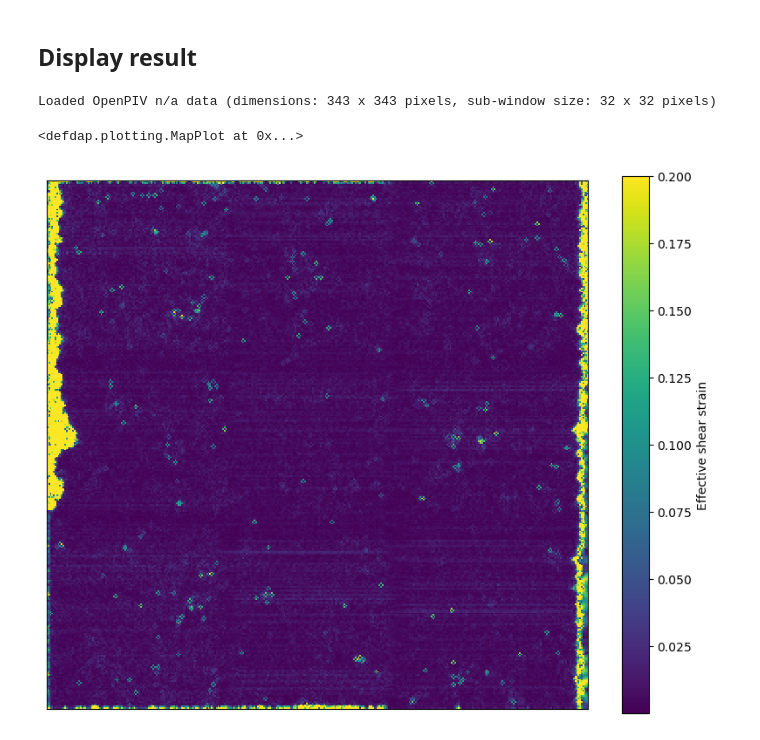
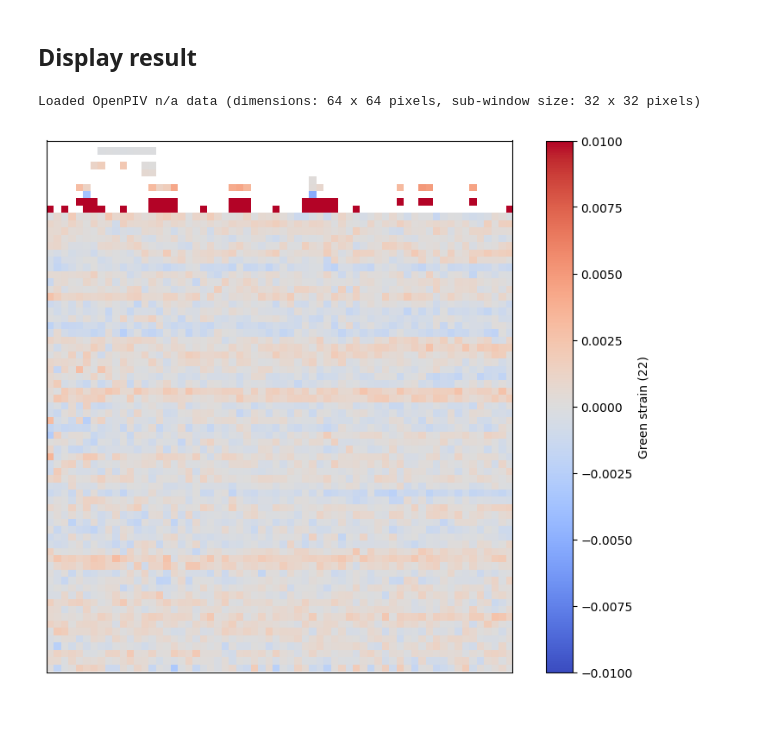
Before and after one commit to MechMicroMan/openpiv-python, a Jupyter notebook: example.ipynb, the cells around one changed output. Cells and saved outputs as stored; diff of their text form; code cells hidden in the pictures.

```diff
--- a/example.ipynb
+++ b/example.ipynb
@@ -13,23 +13,17 @@ import matplotlib.pyplot as plt
 # %%
 mysettings = settings.PIVSettings()
 
-mysettings.filepath_images = '../TANIST_process/Output/Test/'
-
-mysettings.frame_pattern_a = 'Zone_BSE_Step_0.tif'
-
-mysettings.frame_pattern_b = 'Zone_BSE_Step_4.tif'
+mysettings.filepath_images = '//10.99.237.2/Tescan_users/Rhys/'
+mysettings.frame_pattern_a = 'Lucy_Ti64_uncharged_003.tif'
+mysettings.frame_pattern_b = 'Lucy_Ti64_uncharged_004.tif'
 
 mysettings.save_directory = '../TANIST_process/Output/'
-
-mysettings.save_filename = 'Test_1.txt'
-
+mysettings.save_filename = 'Test_2.txt'
 mysettings.max_array_size = 10000000
-
-mysettings.windowsizes = (1024, 512, 256, 128)
+mysettings.windowsizes = (512, 256, 128, 64, 32)
 
 mysettings.num_iterations = len(mysettings.windowsizes)
-
-mysettings.overlap = (0, 0, 0, 0)
+mysettings.overlap = (0, 0, 0, 0, 0)
 # %% [markdown]
 ## Run correlation
 # %%
@@ -63,17 +50,17 @@ Zone_BSE_Step_0 Zone_BSE_Step_4
 # %% [markdown]
 ## Display result
 # %%
-path = str(settings.save_directory) + '/' + settings.save_filename
+path = str(mysettings.save_directory) + '/' + mysettings.save_filename
 
 dic_map = hrdic.Map(path, data_type = 'openpiv')
 
 #shape = 10656. 10912.
 #binning = 64
 # %% [output]
-Loaded OpenPIV n/a data (dimensions: 343 x 343 pixels, sub-window size: 32 x 32 pixels)
+Loaded OpenPIV n/a data (dimensions: 64 x 64 pixels, sub-window size: 32 x 32 pixels)
 # %%
 fig, ax = plt.subplots(1, 1, figsize = (10,8))
-dic_map.plot_map('max_shear', vmax = 0.2, fig = fig, ax = ax)
+dic_map.plot_map('e', (1,1), vmin=-0.01, vmax=0.01, cmap='coolwarm', fig = fig, ax = ax)
+plt.show()
 # %% [output]
-<defdap.plotting.MapPlot at 0x...>
-[figure, old version]
+[figure, new version]
```
Also changed, not shown: parts of 2 cells of this notebook, 17 other files.
